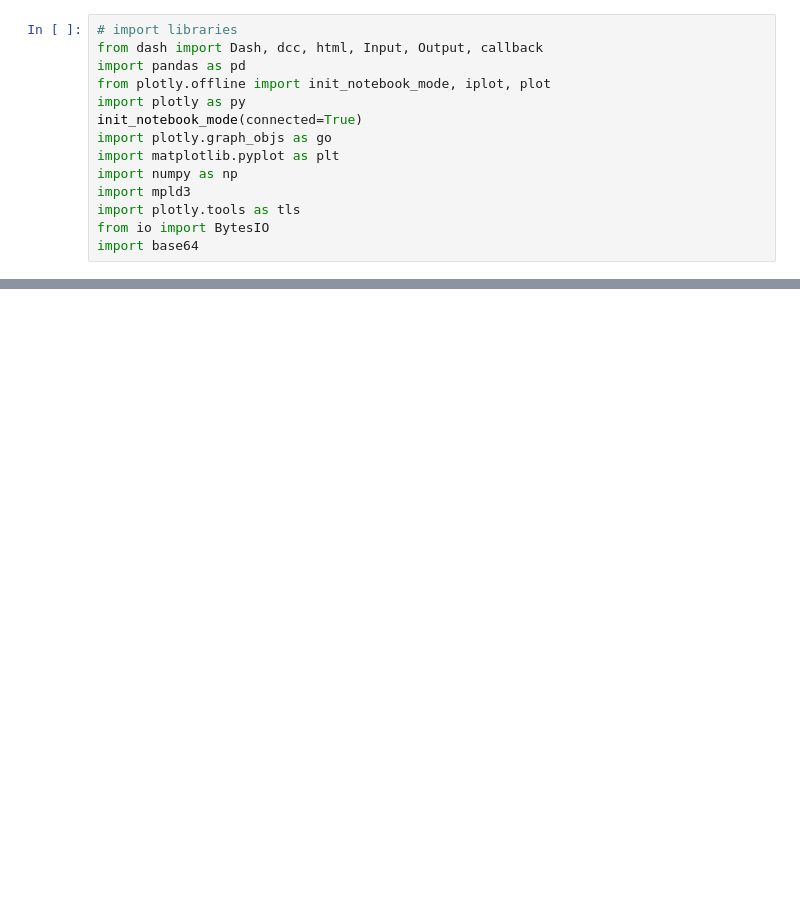
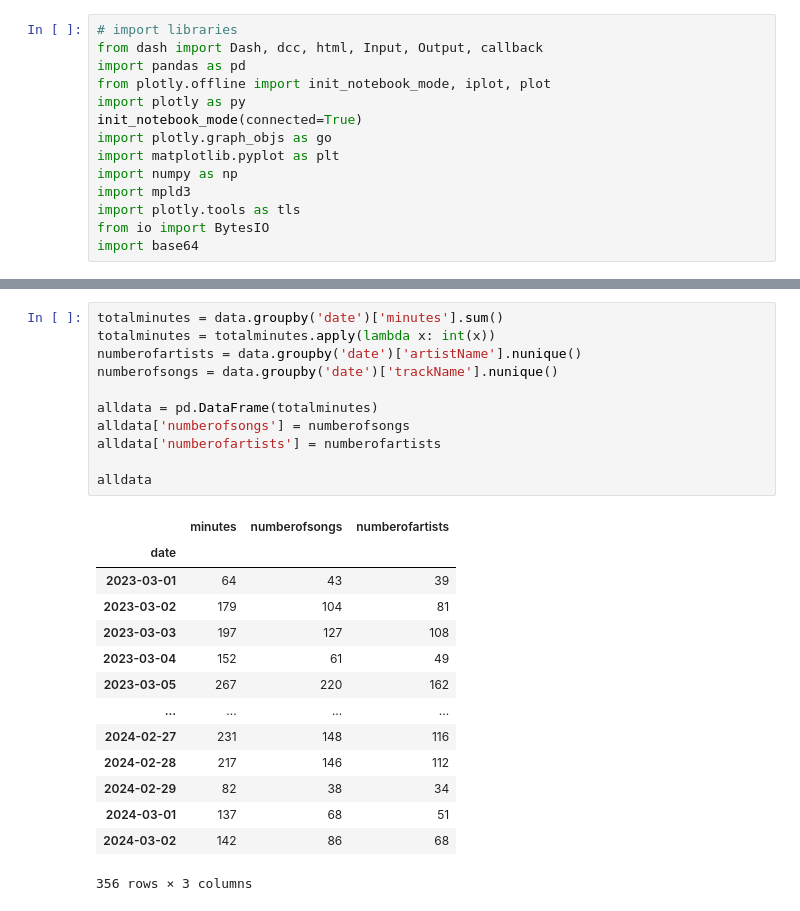
Before and after one commit to sarahwimbish/DS4003-Project, a Jupyter notebook: Sprint4/Wimbish_Graphs.ipynb, the cells around one changed output, grey strips where cells are left out. Drawn from its saved outputs; the diff is of its cells as text; blank space fills up the shorter version.

```diff
--- a/Sprint4/Wimbish_Graphs.ipynb
+++ b/Sprint4/Wimbish_Graphs.ipynb
@@ -214,0 +108,26 @@ for bar, angle, height, label in zip(bars,angles, heights, df["Name"]):
+# %%
+totalminutes = data.groupby('date')['minutes'].sum()
+totalminutes = totalminutes.apply(lambda x: int(x))
+numberofartists = data.groupby('date')['artistName'].nunique()
+numberofsongs = data.groupby('date')['trackName'].nunique()
+
+alldata = pd.DataFrame(totalminutes)
+alldata['numberofsongs'] = numberofsongs
+alldata['numberofartists'] = numberofartists
+
+alldata
+# %% [output]
+|  | minutes | numberofsongs | numberofartists |
+| date |  |  |  |
+| 2023-03-01 | 64 | 43 | 39 |
+| 2023-03-02 | 179 | 104 | 81 |
+| 2023-03-03 | 197 | 127 | 108 |
+| 2023-03-04 | 152 | 61 | 49 |
+| 2023-03-05 | 267 | 220 | 162 |
+| ... | ... | ... | ... |
+| 2024-02-27 | 231 | 148 | 116 |
+| 2024-02-28 | 217 | 146 | 112 |
+| 2024-02-29 | 82 | 38 | 34 |
+| 2024-03-01 | 137 | 68 | 51 |
+| 2024-03-02 | 142 | 86 | 68 |
+356 rows × 3 columns
```
Also changed, not shown: parts of 6 cells of this notebook, 1 other file.
